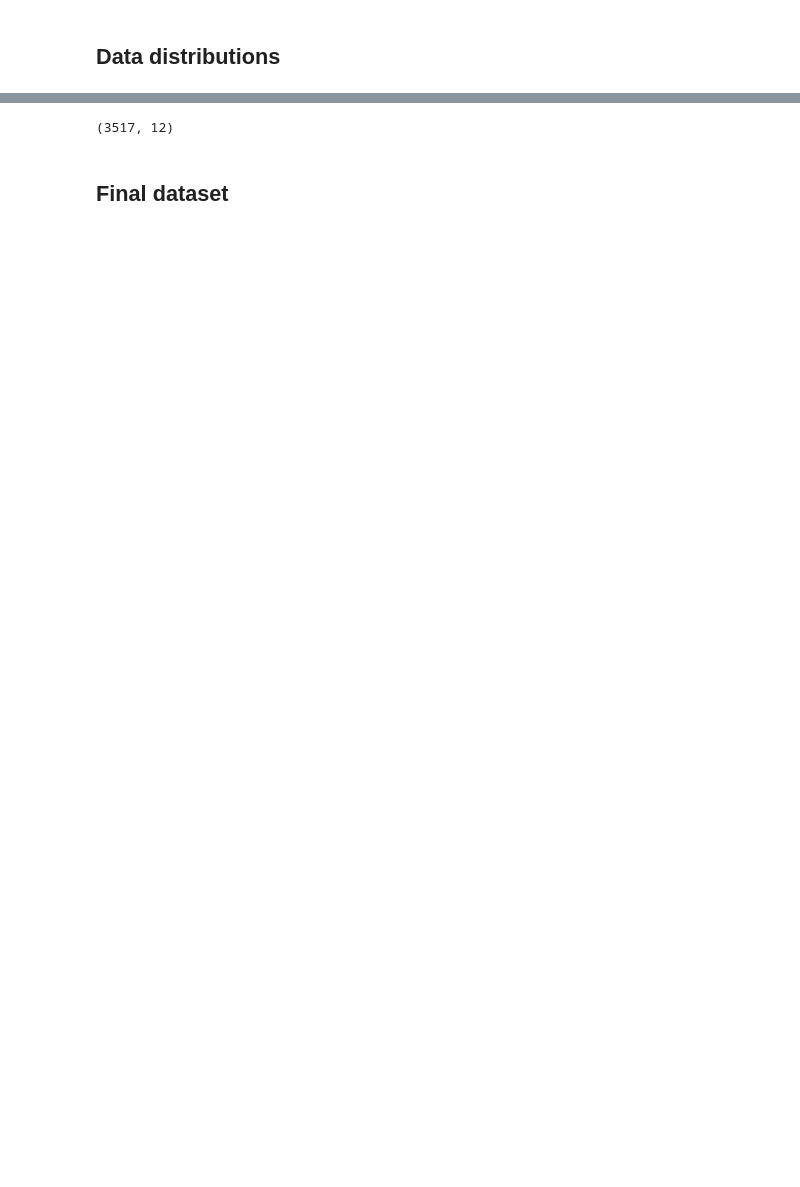
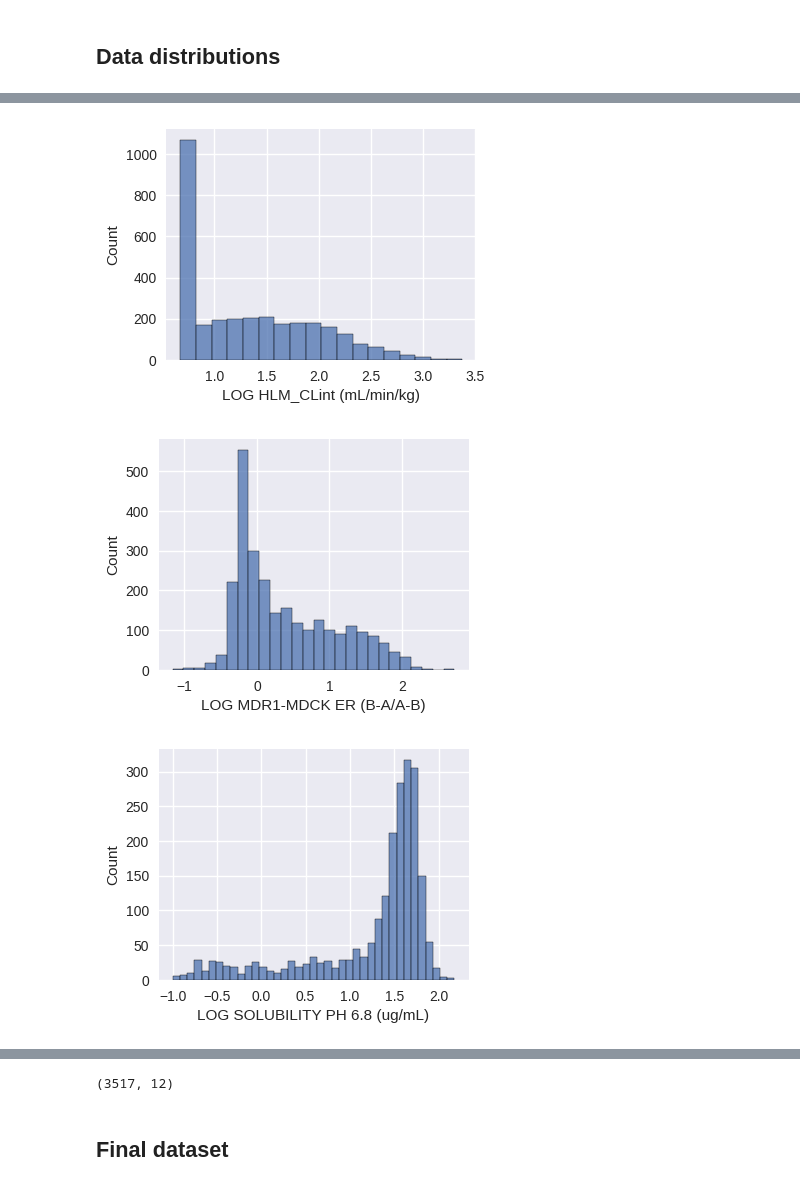
Before and after one commit to Novartis/UNIQUE, a Jupyter notebook: example_usage/ADME_public/Prepare_data.ipynb, the cells around one changed output, grey strips where cells are left out. Cells and saved outputs as stored; diff of their text form; code cells hidden in the pictures; blank space fills up the shorter version.

```diff
--- a/example_usage/ADME_public/Prepare_data.ipynb
+++ b/example_usage/ADME_public/Prepare_data.ipynb
@@ -67,8 +66,8 @@ See the caveats in the documentation: https://pandas.pydata.org/pandas-docs/stab
 # %% [markdown]
 ## Data distributions
 # %%
-# assays_summary = pd.DataFrame()
-# for c in df_filtered.columns[-8:]:
-#     assays_summary = assays_summary.append(df_filtered[c].describe())
-# assays_summary = assays_summary.sort_values('count', ascending=False)
-# assays_summary
+assays_summary = pd.DataFrame()
+for c in df_filtered.columns[-8:]:
+    assays_summary = pd.concat([assays_summary, df_filtered[c].describe().to_frame().T])
+assays_summary = assays_summary.sort_values('count', ascending=False)
+assays_summary
@@ -75,4 +84,8 @@ See the caveats in the documentation: https://pandas.pydata.org/pandas-docs/stab
 # %%
-# for c in df_filtered.columns[-8:]:
-#     plt.figure(figsize=(4, 3))
-#     sns.histplot(data=df_filtered[df_filtered[c].notna()], x=c)
+for c in df_filtered.columns[-8:]:
+    plt.figure(figsize=(4, 3))
+    sns.histplot(data=df_filtered[df_filtered[c].notna()], x=c)
+# %% [output]
+[figure, added]
+[figure, added]
+[figure, added]
```
Also changed, not shown: parts of 6 cells of this notebook.
